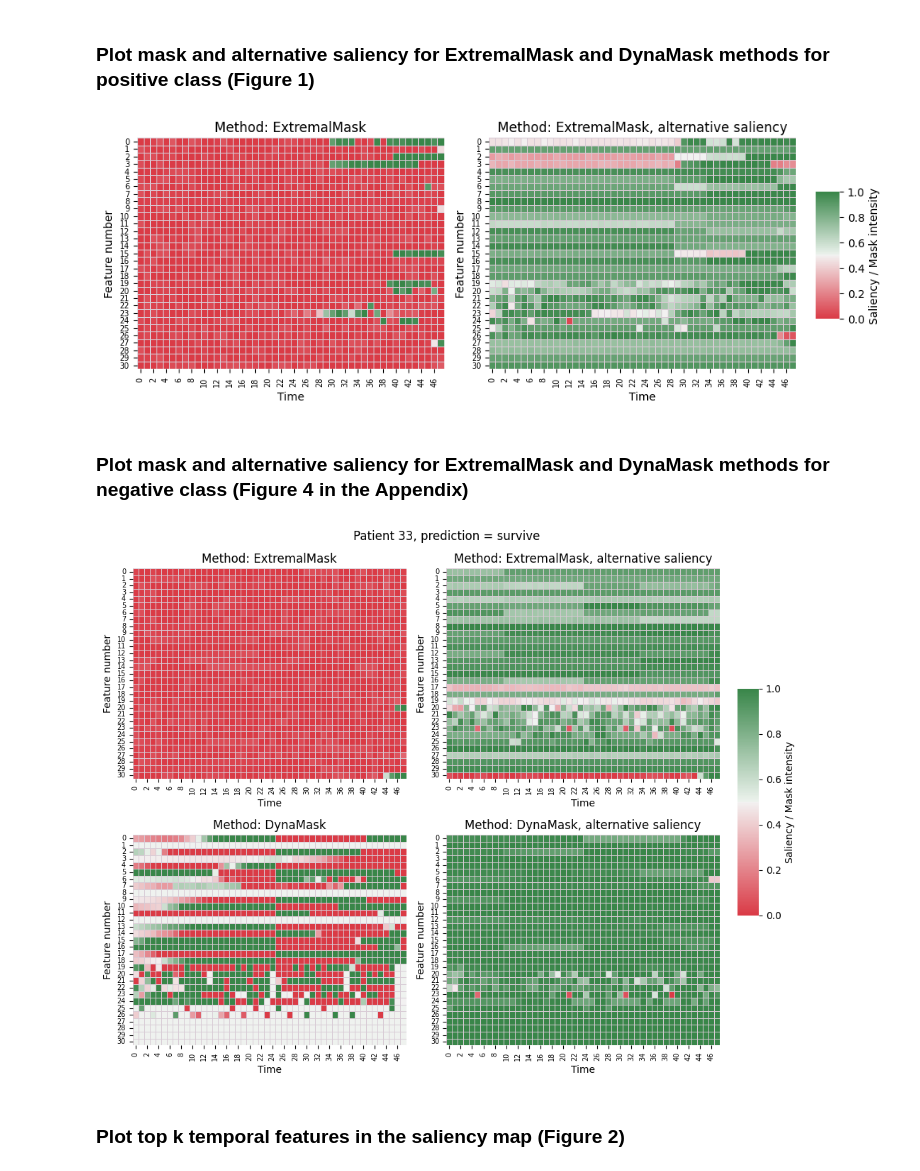
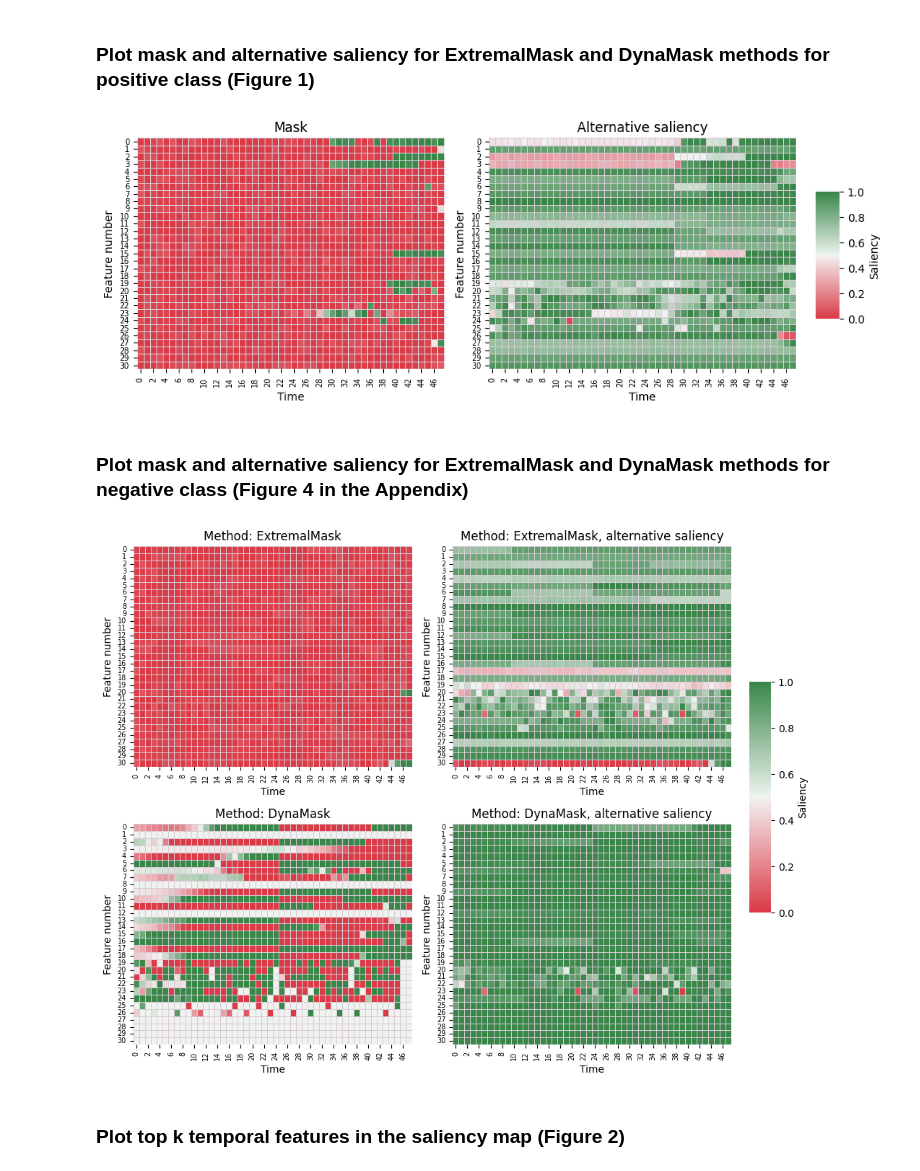
Before and after one commit to anonymous8293/factai, a Jupyter notebook: visualization.ipynb, the cells around one changed output. Saved outputs shown, nothing was run; the diff lists cells and outputs as text; code cells hidden in the pictures.

Commit message:
feat: add topk plotting style changes

```diff
--- a/visualization.ipynb
+++ b/visualization.ipynb
@@ -355,22 +355,27 @@ saliencies = {
     # "DynaMask": dyna_mask_attr_mimic[POS_ID].T,
     # "DynaMask, alternative saliency": dyna_alternative_mimic[POS_ID].T,
 }
-plot_heatmap(saliencies, title=None)
+plot_heatmap(
+    saliencies,
+    title=None,
+    subtitles=["Mask", "Alternative saliency"],
+    cbar_title="Saliency",
+)
 # %% [output]
-[figure, old version]
+[figure, new version]
 # %% [markdown]
 ### Plot mask and alternative saliency for ExtremalMask and DynaMask methods for negative class (Figure 4 in the Appendix)
 # %%
 NEG_ID = 33
 saliencies = {
     "ExtremalMask": extremal_mask_attr_mimic[NEG_ID].T,
     "ExtremalMask, alternative saliency": extremal_alternative_mimic[NEG_ID].T,
     "DynaMask": dyna_mask_attr_mimic[NEG_ID].T,
     "DynaMask, alternative saliency": dyna_alternative_mimic[NEG_ID].T,
 }
-plot_heatmap(saliencies, title=f"Patient {NEG_ID}, prediction = survive")
+plot_heatmap(saliencies, title=None, cbar_title="Saliency")
 # %% [output]
-[figure, old version]
+[figure, new version]
 # %% [markdown]
 ### Plot top k temporal features in the saliency map (Figure 2)
 # %%
```
Also changed, not shown: parts of 1 cell of this notebook, 1 other file.
